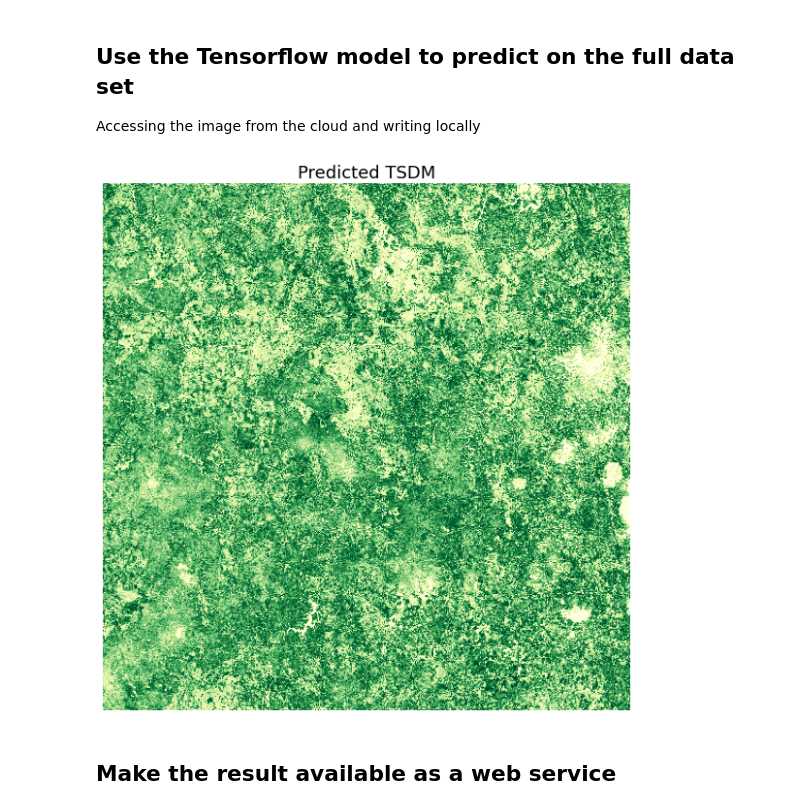
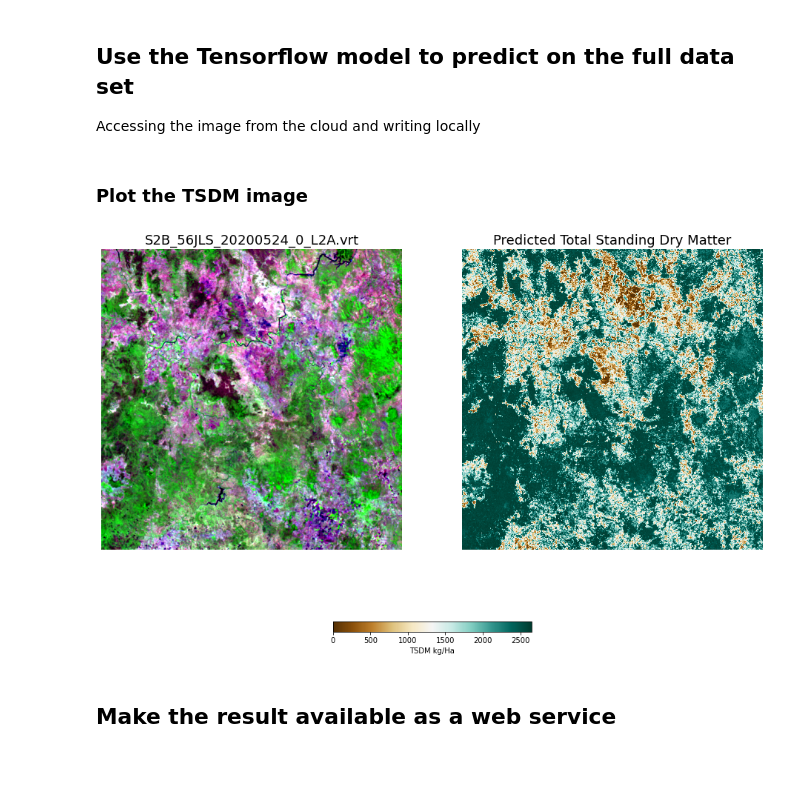
Before and after one commit to petescarth/GEOM3001-7001, a Jupyter notebook: scarthGeom3001.ipynb, the cells around one changed output. Drawn from its saved outputs; the diff is of its cells as text; code cells hidden in the pictures; blank space fills up the shorter version.

Commit message:
improve plotting

```diff
--- a/scarthGeom3001.ipynb
+++ b/scarthGeom3001.ipynb
@@ -21,6 +28,10 @@ FIELD_DATA = '/home/pete/code/misc-projects/geom3001/odkFieldData.fgb'
 
 ### Load the data
 # %%
+
+# Read the field data directly from the web without downloading the whole dataset
+FIELD_DATA = '/vsicurl/https://github.com/petescarth/GEOM3001-7001/raw/main/odkFieldData.fgb'
+
 # Load the field data into a geopandas dataframe
 fieldData = gp.read_file(FIELD_DATA)
 # Shuffle the data
@@ -135,7 +162,7 @@ And I like being able to access one Sentinel Tile as one file.
 # Define a function to build a Virtual Raster from a STAC item
 # Returns the VRT filename that is stored in the notebook directory
 # This can take a little while to run as GDAL needs to open each band before making the VRT
-def makeS2VRTFromItem(item,resolution):
+def makeS2VRTFromItem(item):
     # List of the band names we're looking for
     s2BandNames = ['B02','B03','B04','B05','B06','B07','B08','B11','B12']
     # List to hold the individual bands
@@ -144,6 +171,7 @@ def makeS2VRTFromItem(item,resolution):
     for band in s2BandNames:
         # Get the url for the band
         url = item.assets[band].href
+        print(url)
         # Add it to the list
         urlList.append('/vsicurl/' + url)
     # Make a vrt name
@@ -151,16 +179,14 @@ def makeS2VRTFromItem(item,resolution):
     # Build the VRT
     vrtOptions = gdal.BuildVRTOptions(resampleAlg='average',
                                         separate=True,
-                                        resolution='user',
-                                        xRes=resolution,
-                                        yRes=resolution,
+                                        resolution='lowest',
                                         )
     vrtData = gdal.BuildVRT(vrtName, urlList, options = vrtOptions)
     vrtData = None
     return vrtName
 
 
-# Make a 100m spatial resolution VRT for the best Tile
-vrtName = makeS2VRTFromItem(bestItem,100)
+# Make a 40m spatial resolution VRT for the best Tile
+vrtName = makeS2VRTFromItem(bestItem)
 print(f'Made: {vrtName}')
 # %% [output]
@@ -292,7 +317,7 @@ def predictTsdm(nbar, tsdmMLP):
     return np.reshape(tsdm,(1,inshape[1],inshape[2])).astype(np.uint16)
 
 
-outFile = vrtName.replace('.vrt','_tsdm.tif')
+tsdmImageName = vrtName.replace('.vrt','_tsdm.tif')
 
 
 with rasterio.open(vrtName) as src:
@@ -304,29 +329,53 @@ with rasterio.open(vrtName) as src:
     # Tiling iterator
     tiles = src.block_windows(0)
     # Loop through the tiles
-    with rasterio.open(outFile, 'w', **kwargs) as dst:
+    with rasterio.open(tsdmImageName, 'w', **kwargs) as dst:
         for idx, window in tiles:
             srcData = src.read(window=window).astype(np.float32)
             dstData = predictTsdm(srcData,tsdmMLP) # Do the Processing Here
             dst.write(dstData, window=window)
+# %% [markdown]
+### Plot the TSDM image
 # %%
-# Function to plot a band combination using a 2:98% Stretch
-def plotTSDM(tsdmImageName):
-    cloudRaster = rasterio.open(tsdmImageName)
-    # Get the data for the bands using a decimated read
-    tsdmThumbnail = cloudRaster.read(1,out_shape=(1, 512, 512))
-    # Scale the data using a 2:98% stretch
-    scaleStats = np.percentile(tsdmThumbnail,[2,98],axis=(0,1))
-    tsdmThumbnail = (tsdmThumbnail - scaleStats[0]) / (scaleStats[1] - scaleStats[0])
-    tsdmThumbnail = np.clip(tsdmThumbnail * 255,0,255).astype(np.uint8)
-    # Plot the data
-    fig, ax = plt.subplots(1,1,figsize=(10,10))
-    ax.imshow(tsdmThumbnail,aspect=1,cmap='YlGn')
-    ax.set_title('Predicted TSDM', fontsize=18)
-    ax.axis('off');
 
-plotTSDM(outFile)
+
+
+
+# Load the Sentinel 2 data into an array ready to plot
+cloudRaster = rasterio.open(vrtName )
+# Get the data for the bands we want using a decimated read
+falseColourThumbnail = cloudRaster.read([8,7,3],out_shape=(3, 512, 512))
+# Change the ordering for matplotlib
+falseColourThumbnail = np.rollaxis(falseColourThumbnail,0,3)
+# Scale the data using a 2:98% stretch
+scaleStats = np.percentile(falseColourThumbnail,[2,98],axis=(0,1))
+falseColourThumbnail = (falseColourThumbnail - scaleStats[0]) / (scaleStats[1] - scaleStats[0])
+falseColourThumbnail = np.clip(falseColourThumbnail * 255,0,255).astype(np.uint8)
+
+# Load the TSDM raster intoan array ready to plot
+tsdmRaster = rasterio.open(tsdmImageName)
+# Get the data for the bands using a decimated read
+tsdmThumbnail = tsdmRaster.read(1,out_shape=(1, 512, 512))
+# Scale the data using a 2:98% stretch
+scaleStats = np.percentile(tsdmThumbnail,[2,98],axis=(0,1))
+tsdmThumbnail = (tsdmThumbnail - scaleStats[0]) / (scaleStats[1] - scaleStats[0])
+tsdmThumbnail = np.clip(tsdmThumbnail,0,1) * scaleStats[1]
+
+
+# Plot the image and prediction side by side with a legend
+fig, (ax1,ax2) = plt.subplots(1,2,figsize=(16,12))
+# Sentinel 2 Image
+ax1.imshow(falseColourThumbnail,aspect=1)
+ax1.set_title(vrtName, fontsize=18)
+ax1.axis('off');
+# TSDM prediction
+im = ax2.imshow(tsdmThumbnail,aspect=1,cmap='BrBG')
+ax2.set_title('Predicted Total Standing Dry Matter', fontsize=18)
+ax2.axis('off');
+# Legend
+cbar = fig.colorbar(im, ax=[ax1,ax2],location='bottom', shrink=0.3)
+cbar.set_label('TSDM kg/Ha')
 # %% [output]
-[figure, old version]
+[figure, new version]
 # %% [markdown]
 ## Make the result available as a web service
```
Also changed, not shown: parts of 15 cells of this notebook, 1 other file.
